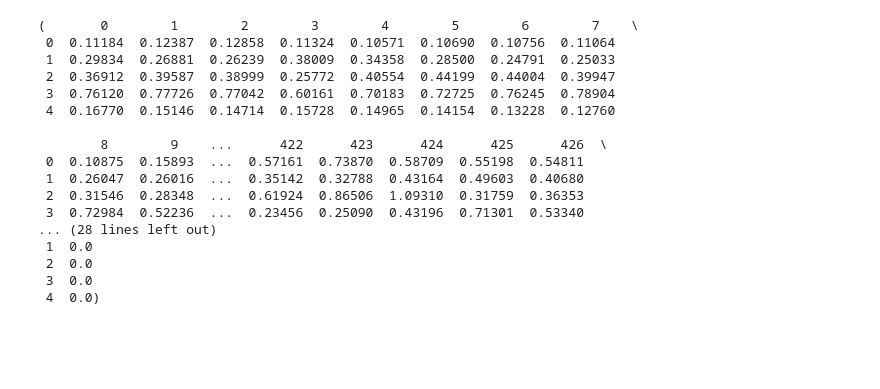
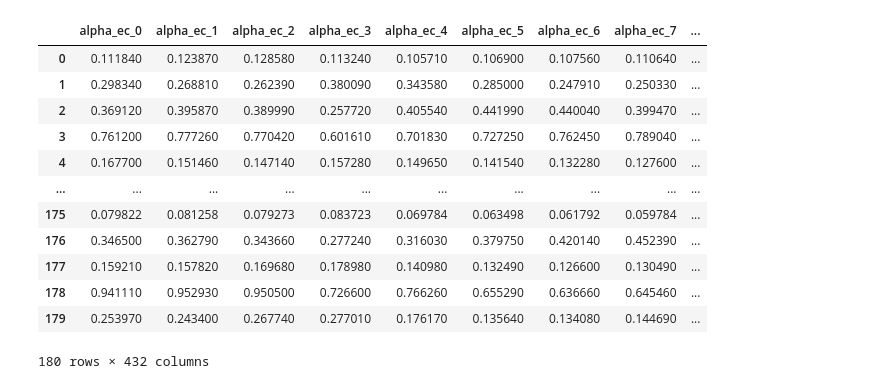
Before and after one commit to AlexandruRO45/ML_DS_Case_Studies, a Jupyter notebook: Feature engineering/Case_Study_3.ipynb, the cells around one changed output. Cells and saved outputs as stored; diff of their text form; code cells hidden in the pictures; blank space fills up the shorter version.

```diff
--- a/Feature engineering/Case_Study_3.ipynb
+++ b/Feature engineering/Case_Study_3.ipynb
@@ -117,37 +122,0 @@ axes[2].legend()
-# %%
-import pandas as pd
-
-# File paths
-data_file = 'csv/data.csv'
-feature_names_file = 'csv/feature_names.csv'
-labels_file = 'csv/labels.csv'
-
-# Load the datasets
-data = pd.read_csv(data_file, header=None)
-feature_names = pd.read_csv(feature_names_file, header=None)
-labels = pd.read_csv(labels_file, header=None)
-
-# Display the first few rows of each dataset to understand their structure
-data_head = data.head()
-feature_names_head = feature_names.head()
-labels_head = labels.head()
-
-data_head, feature_names_head, labels_head
-# %% [output]
-(       0        1        2        3        4        5        6        7    \
- 0  0.11184  0.12387  0.12858  0.11324  0.10571  0.10690  0.10756  0.11064
- 1  0.29834  0.26881  0.26239  0.38009  0.34358  0.28500  0.24791  0.25033
- 2  0.36912  0.39587  0.38999  0.25772  0.40554  0.44199  0.44004  0.39947
- 3  0.76120  0.77726  0.77042  0.60161  0.70183  0.72725  0.76245  0.78904
- 4  0.16770  0.15146  0.14714  0.15728  0.14965  0.14154  0.13228  0.12760
-
-        8        9    ...      422      423      424      425      426  \
- 0  0.10875  0.15893  ...  0.57161  0.73870  0.58709  0.55198  0.54811
- 1  0.26047  0.26016  ...  0.35142  0.32788  0.43164  0.49603  0.40680
- 2  0.31546  0.28348  ...  0.61924  0.86506  1.09310  0.31759  0.36353
- 3  0.72984  0.52236  ...  0.23456  0.25090  0.43196  0.71301  0.53340
-... (28 lines left out)
- 1  0.0
- 2  0.0
- 3  0.0
- 4  0.0)
@@ -154,3 +137,19 @@ data_head, feature_names_head, labels_head
+# %%
+data
+# %% [output]
+|  | alpha_ec_0 | alpha_ec_1 | alpha_ec_2 | alpha_ec_3 | alpha_ec_4 | alpha_ec_5 | alpha_ec_6 | alpha_ec_7 | ... |
+| 0 | 0.111840 | 0.123870 | 0.128580 | 0.113240 | 0.105710 | 0.106900 | 0.107560 | 0.110640 | ... |
+| 1 | 0.298340 | 0.268810 | 0.262390 | 0.380090 | 0.343580 | 0.285000 | 0.247910 | 0.250330 | ... |
+| 2 | 0.369120 | 0.395870 | 0.389990 | 0.257720 | 0.405540 | 0.441990 | 0.440040 | 0.399470 | ... |
+| 3 | 0.761200 | 0.777260 | 0.770420 | 0.601610 | 0.701830 | 0.727250 | 0.762450 | 0.789040 | ... |
+| 4 | 0.167700 | 0.151460 | 0.147140 | 0.157280 | 0.149650 | 0.141540 | 0.132280 | 0.127600 | ... |
+| ... | ... | ... | ... | ... | ... | ... | ... | ... | ... |
+| 175 | 0.079822 | 0.081258 | 0.079273 | 0.083723 | 0.069784 | 0.063498 | 0.061792 | 0.059784 | ... |
+| 176 | 0.346500 | 0.362790 | 0.343660 | 0.277240 | 0.316030 | 0.379750 | 0.420140 | 0.452390 | ... |
+| 177 | 0.159210 | 0.157820 | 0.169680 | 0.178980 | 0.140980 | 0.132490 | 0.126600 | 0.130490 | ... |
+| 178 | 0.941110 | 0.952930 | 0.950500 | 0.726600 | 0.766260 | 0.655290 | 0.636660 | 0.645460 | ... |
+| 179 | 0.253970 | 0.243400 | 0.267740 | 0.277010 | 0.176170 | 0.135640 | 0.134080 | 0.144690 | ... |
+180 rows × 432 columns
 # %%
 import matplotlib.pyplot as plt
 import seaborn as sns
```
Also changed, not shown: parts of 31 cells of this notebook, 6 other files.
